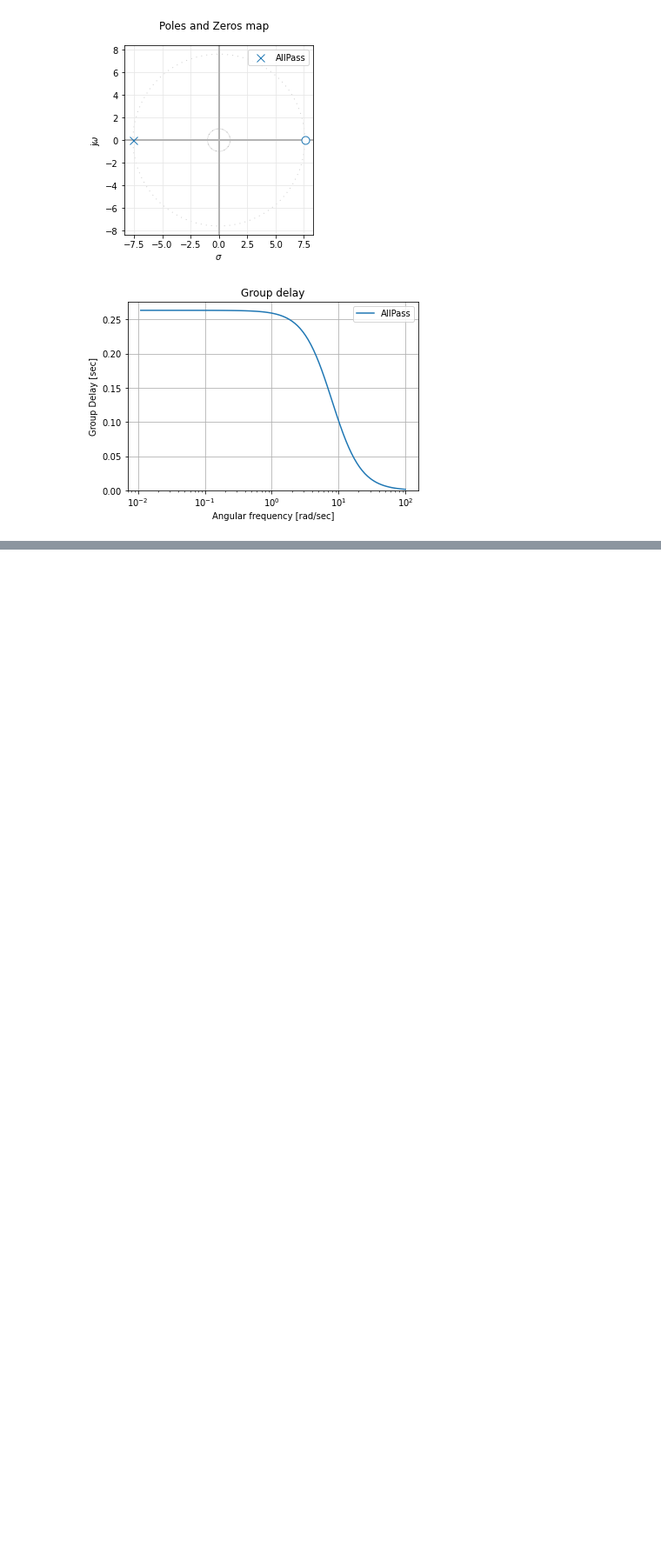
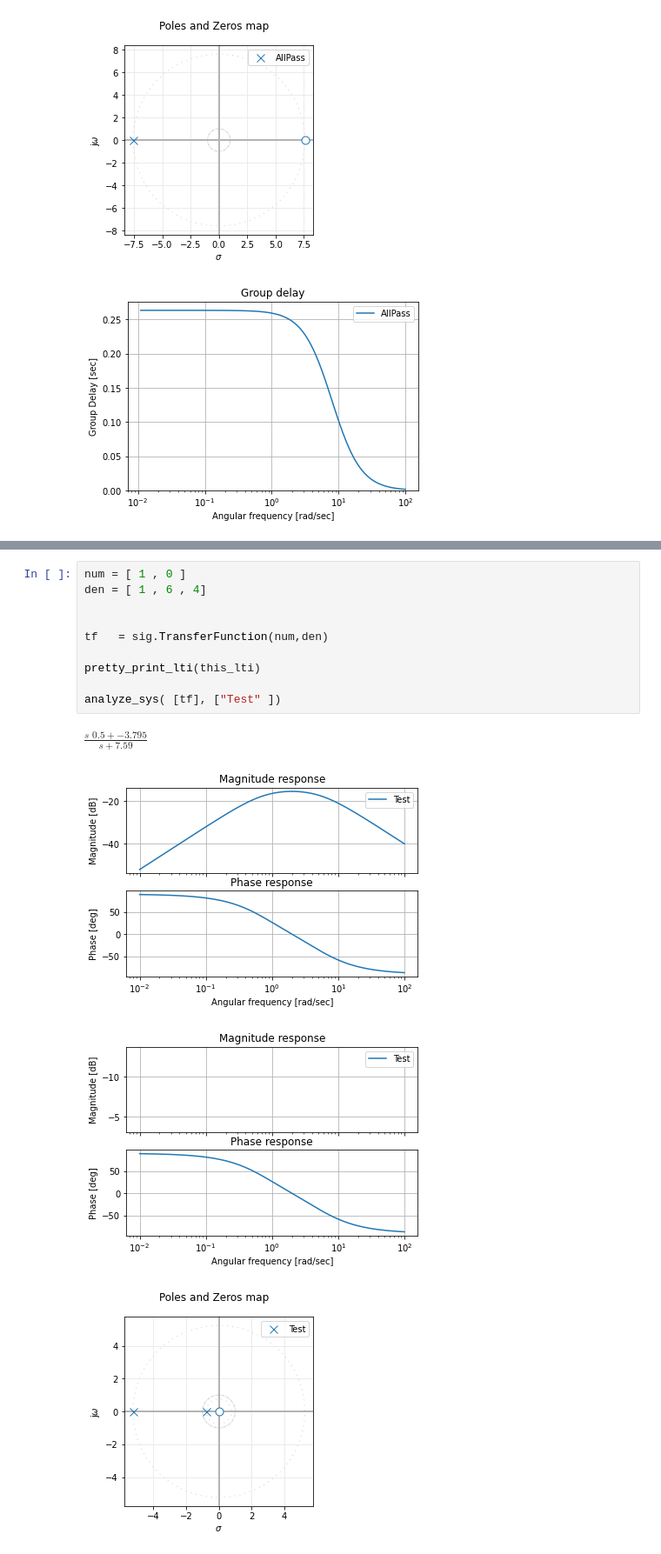
Before and after one commit to TobiasBp99/UTN-TCII, a Jupyter notebook: Tareas-Semanales/TrabajoSemanal4/TrabajoSemanal4.ipynb, the cells around one changed output, grey strips where cells are left out. Shown at 87% size. Cells and saved outputs as stored; diff of their text form; blank space fills up the shorter version.

```diff
--- a/Tareas-Semanales/TrabajoSemanal4/TrabajoSemanal4.ipynb
+++ b/Tareas-Semanales/TrabajoSemanal4/TrabajoSemanal4.ipynb
@@ -419,0 +339,15 @@ Nuevamente vemos que la respuesta con las **_bobinas activadas es equivalente a
+# %%
+num = [ 1 , 0 ]
+den = [ 1 , 6 , 4]
+
+
+tf   = sig.TransferFunction(num,den)
+
+pretty_print_lti(this_lti)
+
+analyze_sys( [tf], ["Test" ])
+# %% [output]
+$\displaystyle \frac{s \,\, 0.5 + -3.795 }{s + 7.59 }$
+[figure, added]
+[figure, added]
+[figure, added]
```
Also changed, not shown: parts of 22 cells of this notebook, 4 other files.
